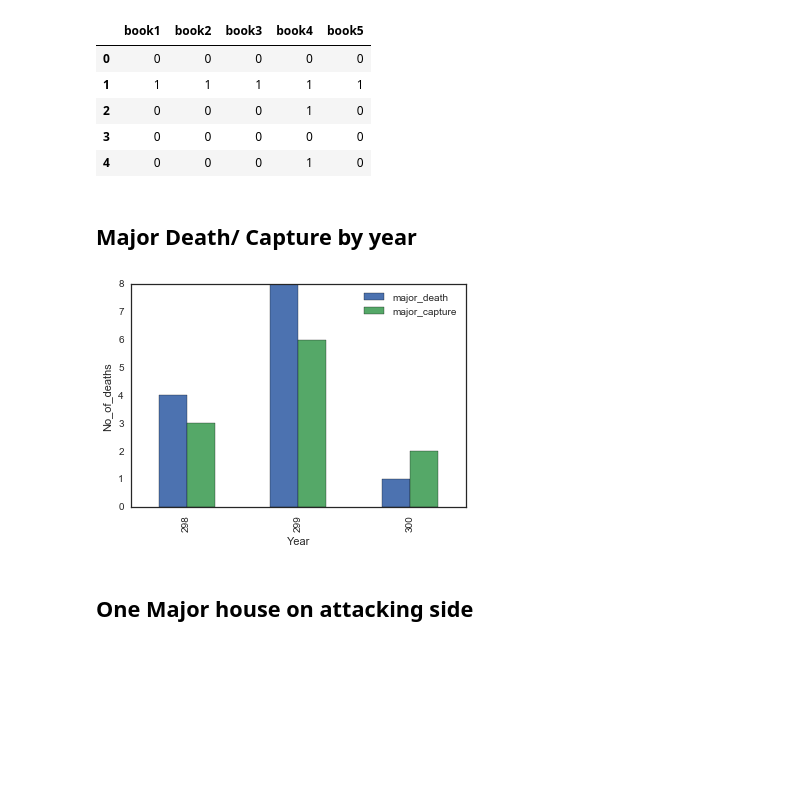
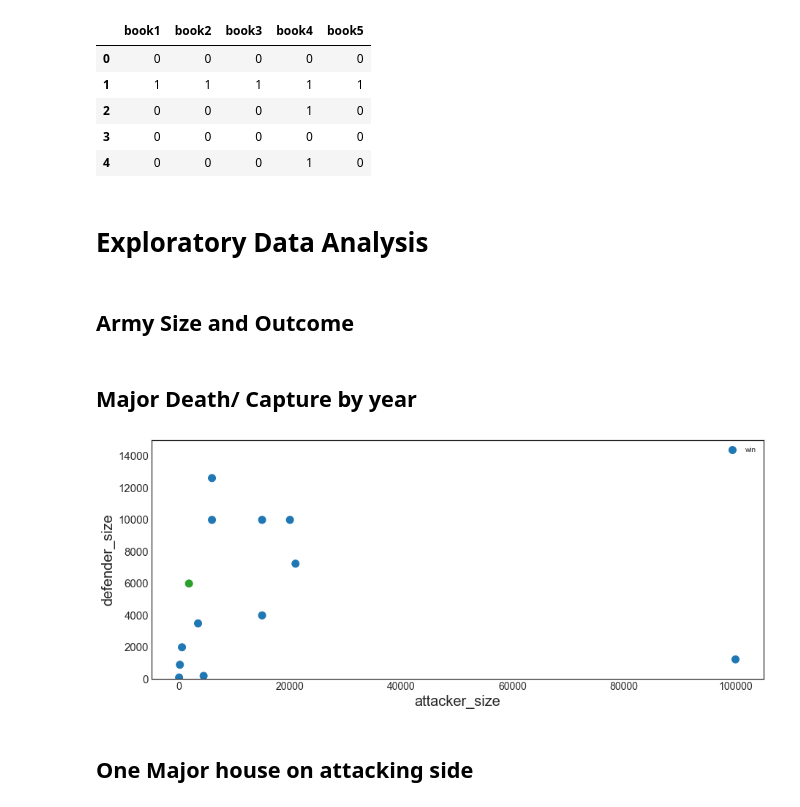
Before and after one commit to saahil1292/Game-Of-Thrones, a Jupyter notebook: Game_of_Thrones_.ipynb, the cells around one changed output. Cells and saved outputs as stored; diff of their text form; code cells hidden in the pictures; blank space fills up the shorter version.

```diff
--- a/Game_of_Thrones_.ipynb
+++ b/Game_of_Thrones_.ipynb
@@ -140,13 +150,19 @@ character_predictions.iloc[:, 16:21].head()
 | 2 | 0 | 0 | 0 | 1 | 0 |
 | 3 | 0 | 0 | 0 | 0 | 0 |
 | 4 | 0 | 0 | 0 | 1 | 0 |
+# %% [markdown]
+# Exploratory Data Analysis
+# %% [markdown]
+## Army Size and Outcome
 # %% [markdown]
 ## Major Death/ Capture by year
-# %%
-p = battles.groupby('year')[['major_death', 'major_capture']].sum().plot(kind='bar')
-_ = p.set(xlabel='Year', ylabel='No_of_deaths')
-# %% [output]
-[figure, removed]
+# %%
+data = battles.dropna(subset=['attacker_size', 'defender_size', 'attacker_outcome'], axis=0).copy(deep=True)
+color = [sns.color_palette()[0] if x=='win' else sns.color_palette()[2] for x in battles.attacker_outcome.values]
+p = data.plot.scatter('attacker_size', 'defender_size', c=color, s=100)
+_ = p.set(ylim=[0, 15000], xlabel="attacker_size", ylabel="defender_size"), p.legend(['win', 'loss'])
+# %% [output]
+[figure, added]
 # %% [markdown]
 ## One Major house on attacking side
 # %%
```
Also changed, not shown: parts of 44 cells of this notebook.
